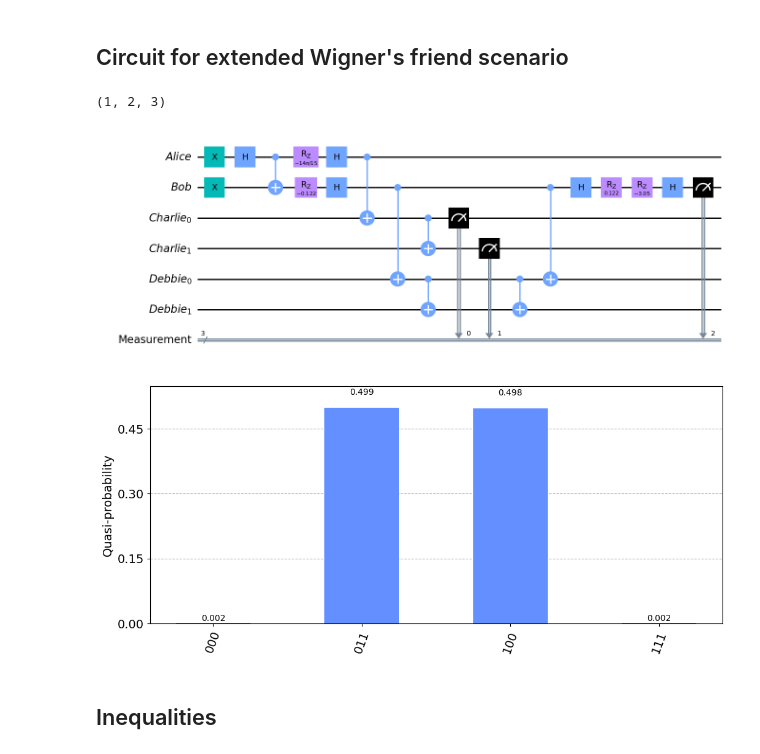
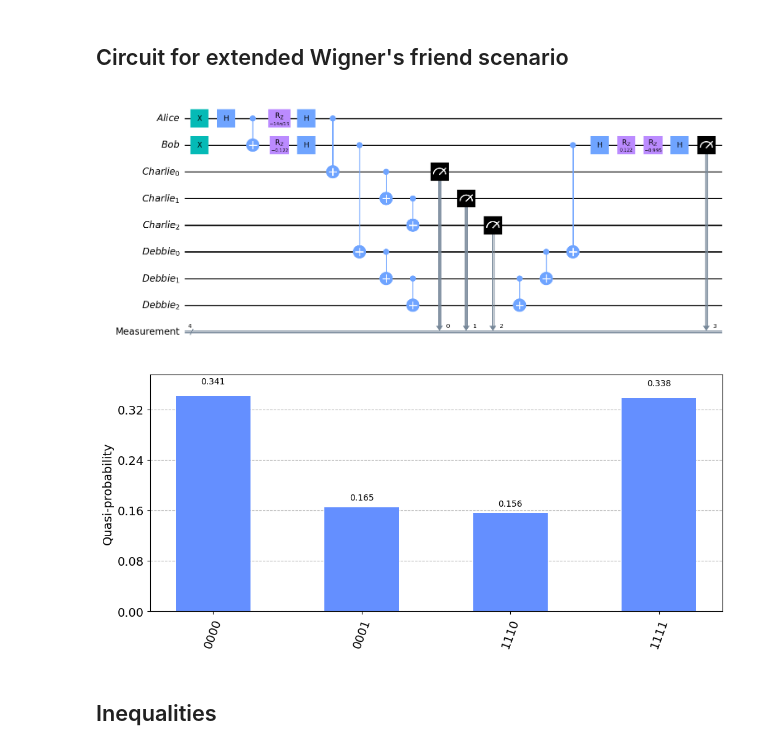
Before and after one commit to unitaryfund/wigners_friend, a Jupyter notebook: notebooks/ewfs_measurements.ipynb, the cells around one changed output. Saved outputs shown, nothing was run; the diff lists cells and outputs as text; code cells hidden in the pictures.

```diff
--- a/notebooks/ewfs_measurements.ipynb
+++ b/notebooks/ewfs_measurements.ipynb
@@ -57,8 +57,8 @@ ALICE_SIZE = 1
 BOB_SIZE = 1
 
 # Size of the systems held by the "friends" (Charlie and Debbie).
-CHARLIE_SIZE = 2
-DEBBIE_SIZE = 2
+CHARLIE_SIZE = 3
+DEBBIE_SIZE = 3
 
 # Size of the bipartite quantum system.
 SYS_SIZE = ALICE_SIZE + BOB_SIZE
@@ -242,21 +324,22 @@ def ewfs(alice_setting: Setting, bob_setting: Setting, angles: list[float], beta
                               ["Alice", "Bob", "Charlie", "Debbie"])
     ]
     if alice_setting == PEEK and bob_setting == PEEK:
-        measurement = ClassicalRegister(MEAS_SIZE*2, name="Measurement")
-        alice_creg = [2*ALICE, 2*ALICE + 1]
-        bob_creg = [2*BOB, 2*BOB + 1]
+        measurement = ClassicalRegister(CHARLIE_SIZE + DEBBIE_SIZE, name="Measurement")
+        alice_creg = list(range(CHARLIE_SIZE))
+        bob_creg = list(range(CHARLIE_SIZE, CHARLIE_SIZE + DEBBIE_SIZE))
     elif (alice_setting == PEEK and bob_setting != PEEK):
-        measurement = ClassicalRegister(MEAS_SIZE*2 - 1, name="Measurement")
-        alice_creg = [ALICE, ALICE + 1]
-        bob_creg = 2*BOB
+        measurement = ClassicalRegister(CHARLIE_SIZE + 1, name="Measurement")
+        alice_creg = list(range(CHARLIE_SIZE))
+        bob_creg = CHARLIE_SIZE
     elif (alice_setting != PEEK and bob_setting == PEEK):
-        measurement = ClassicalRegister(MEAS_SIZE*2 - 1, name="Measurement")
-        alice_creg = 2*ALICE
-        bob_creg = [BOB, BOB + 1]
+        measurement = ClassicalRegister(DEBBIE_SIZE + 1, name="Measurement")
+        alice_creg = 0
+        bob_creg = list(range(1, CHARLIE_SIZE + 1))
     else:
-        alice_creg = ALICE
-        bob_creg = BOB
         measurement = ClassicalRegister(MEAS_SIZE, name="Measurement")
+        alice_creg = 0
+        bob_creg = 1
+
 
     # Create the Quantum Circuit with the defined registers
     qc = QuantumCircuit(alice, bob, charlie, debbie, measurement)
@@ -278,12 +361,8 @@ def ewfs(alice_setting: Setting, bob_setting: Setting, angles: list[float], beta
     apply_setting(qc, BOB, bob_setting, (beta - angles[bob_setting]), bob_creg)
 
     return qc
-# %%
-PEEK, REVERSE_1, REVERSE_2
-# %% [output]
-(1, 2, 3)
 # %%
-qc = ewfs(PEEK, REVERSE_1, ANGLES, BETA)
+qc = ewfs(PEEK, REVERSE_2, ANGLES, BETA)
 qc.draw("mpl")
 # %% [output]
-[figure, old version]
+[figure, new version]
@@ -298,8 +381,8 @@ samp_dist = sampler.run(qc, shots=int(1e4)).result().quasi_dists[0]
 # %%
 from qiskit.visualization import plot_distribution
-plot_distribution(samp_dist.binary_probabilities(), figsize=(12, 5))
+plot_distribution(probabilities, figsize=(12, 5))
 # %% [output]
-[figure, old version]
+[figure, new version]
 # %% [markdown]
 ## Inequalities
 # %%
```
Also changed, not shown: parts of 13 cells of this notebook.
